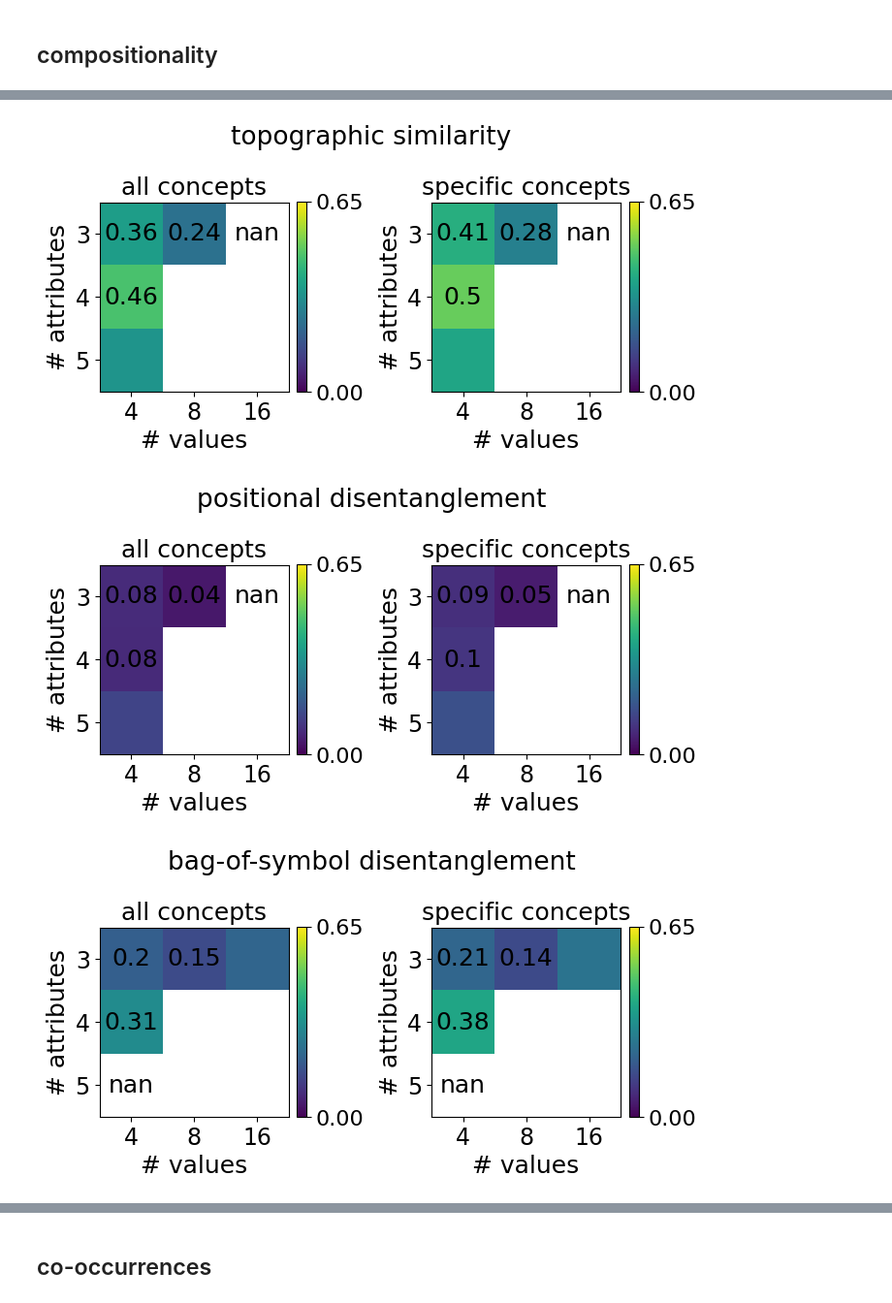
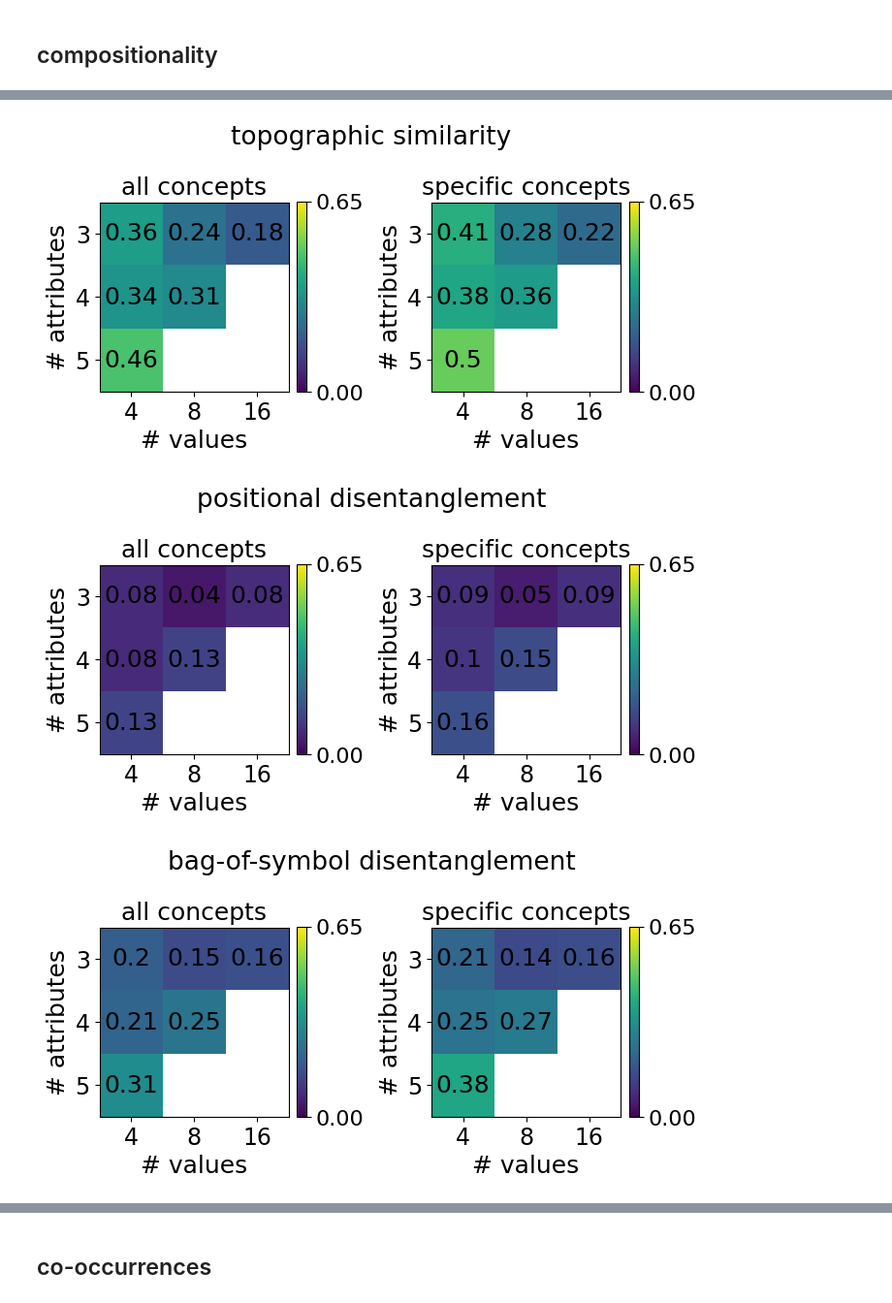
Before and after one commit to mariia55/emergent-abstractions_biased, a Jupyter notebook: analysis.ipynb, the cells around one changed output, grey strips where cells are left out. Shown at 97% size. Cells and saved outputs as stored; diff of their text form; code cells hidden in the pictures.

```diff
--- a/analysis.ipynb
+++ b/analysis.ipynb
@@ -29,10 +23,11 @@ plot_training_trajectory(all_accuracies['train_acc'], all_accuracies['val_acc'],
 # %% [markdown]
 ## final accuracies
 # %%
-#all_accuracies = load_accuracies(paths)
+all_accuracies = load_accuracies(paths, zero_shot=False)
 #accuracies = [all_accuracies['train_acc'], all_accuracies['val_acc'],
 #              all_accuracies['zs_acc_objects'], all_accuracies['zs_acc_abstraction']]
-accuracies = [all_accuracies['train_acc'], all_accuracies['val_acc']]
+accuracies = [all_accuracies['train_acc'], all_accuracies['val_acc'],
+              all_accuracies['cu_train_acc'], all_accuracies['cu_val_acc']]
 # %%
 # get accuracy means and sds for table representation
 final_accuracies_train = {}
@@ -62 +77,10 @@ final_accuracies_val
  '(5,4)': (0.997, 0.002)}
+# %%
+# context unaware
+final_accuracies_val = {}
+for i, d in enumerate(datasets):
+    gather_accuracies = []
+    for run in range(5):
+        gather_accuracies.append(all_accuracies['cu_val_acc'][i][run][-1])
+    final_accuracies_val[d] = (round(np.mean(gather_accuracies), 3), round(np.std(gather_accuracies), 3))
+final_accuracies_val
@@ -215,7 +236,7 @@ for d, dataset in enumerate(datasets):
 
         # if evaluated after training from interaction this is an array showing the message length
         # per level of concreteness (most abstract --> most concrete)
-        ml_hierarchical = pickle.load(open(paths[d] + 'standard/' + str(run) +
+        ml_hierarchical = pickle.load(open(paths[d] + '/standard/' + str(run) +
                                            '/message_length_hierarchical.pkl', 'rb'))
 
         # if evaluated with the callback throughout training, you get an array for each epoch
@@ -242,0 +266,23 @@ plt.show()
+# %%
+ml_dict = {'level': [], 'data set': [], 'run': [], 'message length': []}
+for d, dataset in enumerate(datasets):
+    for run in range(5):
+
+        # if evaluated after training from interaction this is an array showing the message length
+        # per level of concreteness (most abstract --> most concrete)
+        ml_hierarchical = pickle.load(open(paths[d] + '/context_unaware/' + str(run) +
+                                           '/message_length_hierarchical.pkl', 'rb'))
+
+        # if evaluated with the callback throughout training, you get an array for each epoch
+        if isinstance(ml_hierarchical, dict):
+            ml_hierarchical = ml_hierarchical['message_length_train'][n_epochs]
+
+        for level in range(5):
+
+            ml_dict['level'].append(level)
+            ml_dict['run'].append(run)
+            ml_dict['data set'].append(dataset)
+            try:
+                ml_dict['message length'].append(ml_hierarchical[level])
+            except:
+                ml_dict['message length'].append(np.NaN)
@@ -293,22 +353,19 @@ for i, d in enumerate(datasets):
 (5,4) topsim 0.463
 # %%
 plot_heatmap([topsim, topsim_specific], 'mean', plot_dims=(1,2), ylims=[0.0,0.65], figsize=(7,3.5),
-             titles=['all concepts', 'specific concepts'], suptitle='topographic similarity', suptitle_position=1.,
-             matrix_indices=((0, 0), (0, 1), (2, 0), (1, 0)))
+             titles=['all concepts', 'specific concepts'], suptitle='topographic similarity', suptitle_position=1.)
 # %% [output]
-[figure, old version]
+[figure, new version]
 # %%
 plot_heatmap([posdis, posdis_specific], 'mean', plot_dims=(1,2), ylims=[0.0,0.65], figsize=(7,3.5),
-             titles=['all concepts', 'specific concepts'], suptitle='positional disentanglement', suptitle_position=1.,
-             matrix_indices=((0, 0), (0, 1), (1, 0), (2, 0)))
+             titles=['all concepts', 'specific concepts'], suptitle='positional disentanglement', suptitle_position=1.)
 # %% [output]
-[figure, old version]
+[figure, new version]
 # %%
 plot_heatmap([bosdis, bosdis_specific], 'mean', plot_dims=(1,2), ylims=[0.0,0.65], figsize=(7,3.5),
-             titles=['all concepts', 'specific concepts'], suptitle='bag-of-symbol disentanglement', suptitle_position=1.,
-             matrix_indices=((0, 0), (0, 1), (0, 2), (1, 0)))
+             titles=['all concepts', 'specific concepts'], suptitle='bag-of-symbol disentanglement', suptitle_position=1.)
 # %% [output]
-[figure, old version]
+[figure, new version]
 # %%
 # compositionality scores for each data set
 
```
Also changed, not shown: parts of 22 cells of this notebook, 5 other files.
